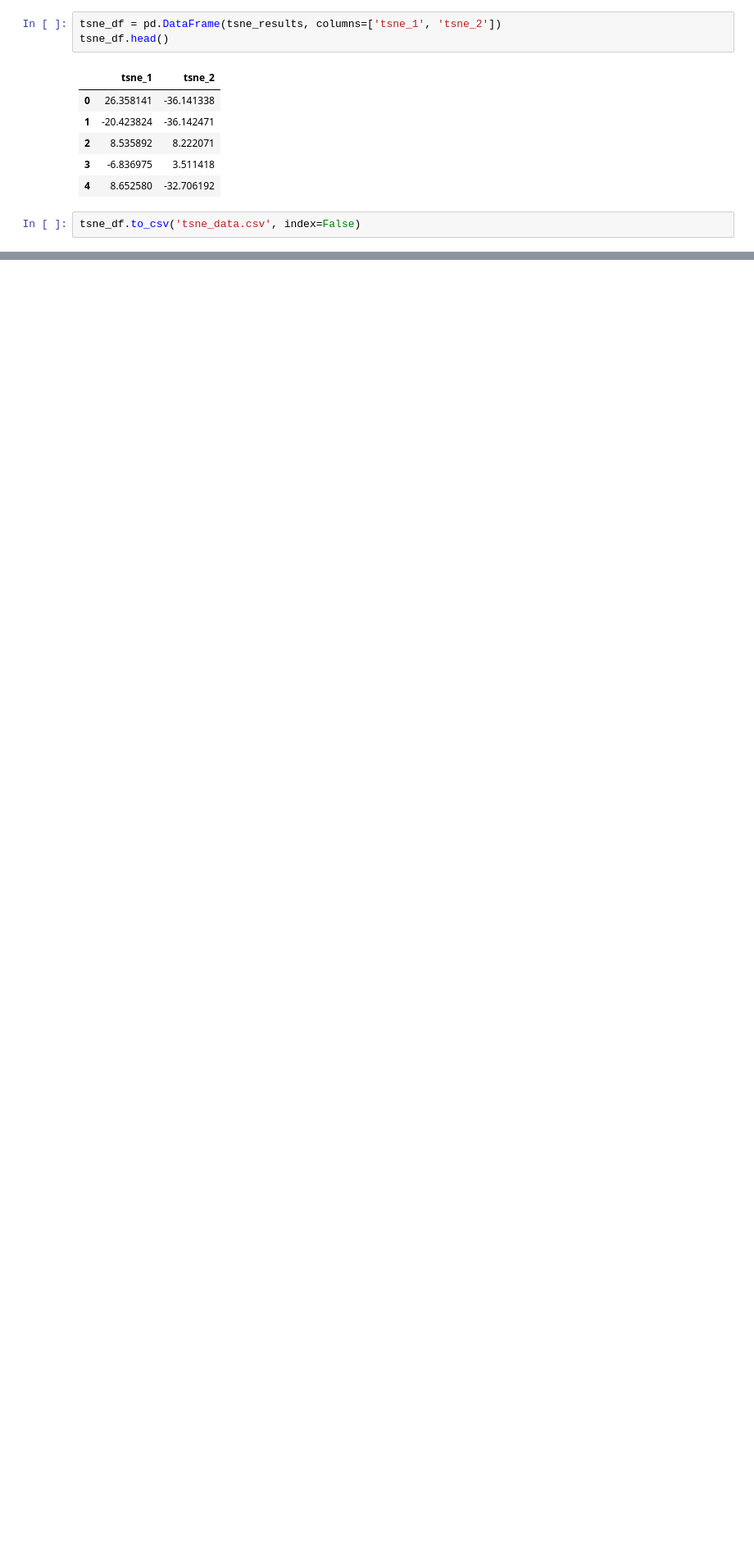
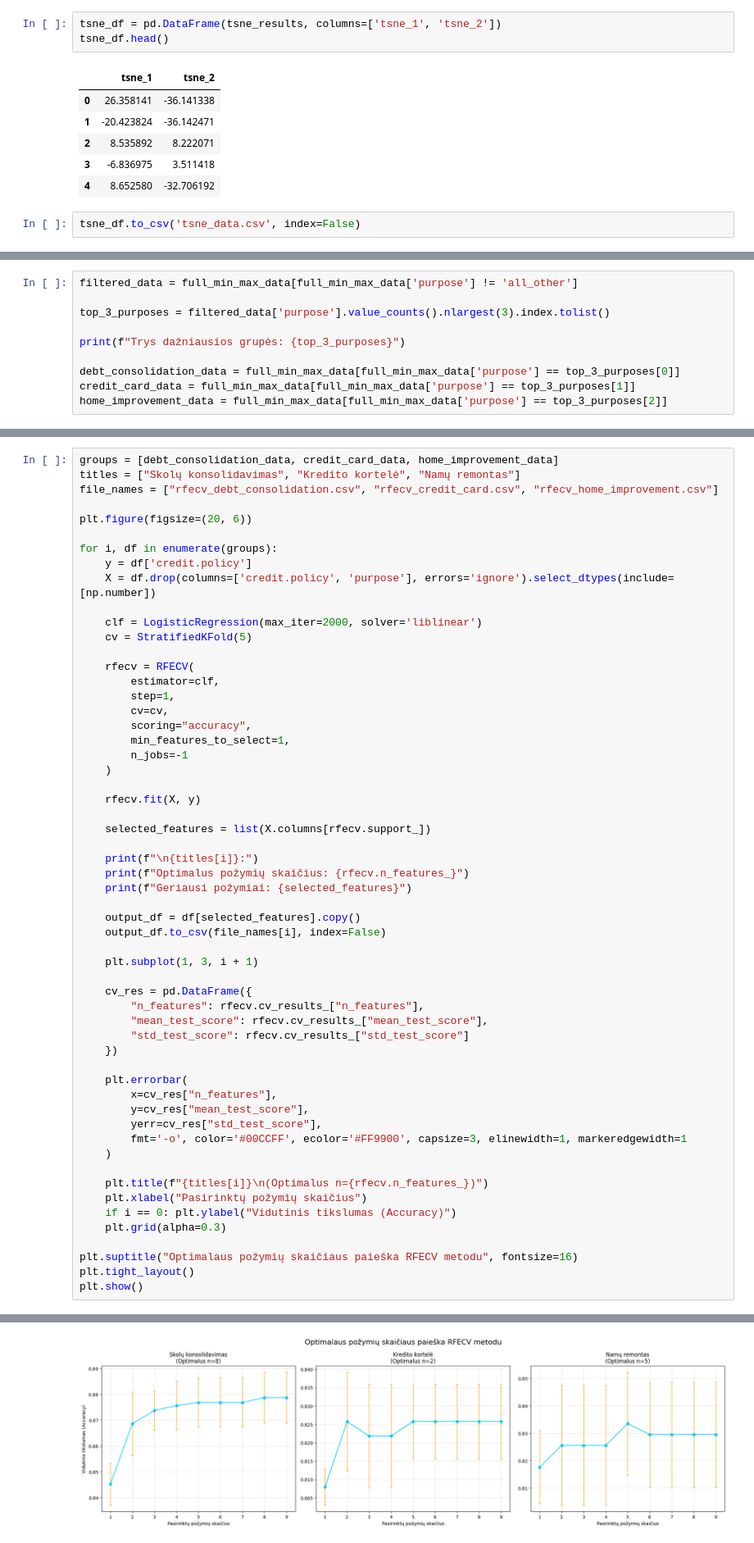
Before and after one commit to EvelinaDu/Papildomi_duomenu_vizualizavimo_skyriai, a Jupyter notebook: 3_laboratorinis/main.ipynb, the cells around one changed output, grey strips where cells are left out. Shown at 82% size. Saved outputs shown, nothing was run; the diff lists cells and outputs as text; blank space fills up the shorter version.

```diff
--- a/3_laboratorinis/main.ipynb
+++ b/3_laboratorinis/main.ipynb
@@ -86,0 +95,10 @@ tsne_df.to_csv('tsne_data.csv', index=False)
+# %%
+filtered_data = full_min_max_data[full_min_max_data['purpose'] != 'all_other']
+
+top_3_purposes = filtered_data['purpose'].value_counts().nlargest(3).index.tolist()
+
+print(f"Trys dažniausios grupės: {top_3_purposes}")
+
+debt_consolidation_data = full_min_max_data[full_min_max_data['purpose'] == top_3_purposes[0]]
+credit_card_data = full_min_max_data[full_min_max_data['purpose'] == top_3_purposes[1]]
+home_improvement_data = full_min_max_data[full_min_max_data['purpose'] == top_3_purposes[2]]
@@ -86,0 +107,58 @@ tsne_df.to_csv('tsne_data.csv', index=False)
+# %%
+groups = [debt_consolidation_data, credit_card_data, home_improvement_data]
+titles = ["Skolų konsolidavimas", "Kredito kortelė", "Namų remontas"]
+file_names = ["rfecv_debt_consolidation.csv", "rfecv_credit_card.csv", "rfecv_home_improvement.csv"]
+
+plt.figure(figsize=(20, 6))
+
+for i, df in enumerate(groups):
+    y = df['credit.policy']
+    X = df.drop(columns=['credit.policy', 'purpose'], errors='ignore').select_dtypes(include=[np.number])
+
+    clf = LogisticRegression(max_iter=2000, solver='liblinear')
+    cv = StratifiedKFold(5)
+
+    rfecv = RFECV(
+        estimator=clf,
+        step=1,
+        cv=cv,
+        scoring="accuracy",
+        min_features_to_select=1,
+        n_jobs=-1
+    )
+
+    rfecv.fit(X, y)
+
+    selected_features = list(X.columns[rfecv.support_])
+
+    print(f"\n{titles[i]}:")
+    print(f"Optimalus požymių skaičius: {rfecv.n_features_}")
+    print(f"Geriausi požymiai: {selected_features}")
+
+    output_df = df[selected_features].copy()
+    output_df.to_csv(file_names[i], index=False)
+
+    plt.subplot(1, 3, i + 1)
+
+    cv_res = pd.DataFrame({
+        "n_features": rfecv.cv_results_["n_features"],
+        "mean_test_score": rfecv.cv_results_["mean_test_score"],
+        "std_test_score": rfecv.cv_results_["std_test_score"]
+    })
+
+    plt.errorbar(
+        x=cv_res["n_features"],
+        y=cv_res["mean_test_score"],
+        yerr=cv_res["std_test_score"],
+        fmt='-o', color='#00CCFF', ecolor='#FF9900', capsize=3, elinewidth=1, markeredgewidth=1
+    )
+
+    plt.title(f"{titles[i]}\n(Optimalus n={rfecv.n_features_})")
+    plt.xlabel("Pasirinktų požymių skaičius")
+    if i == 0: plt.ylabel("Vidutinis tikslumas (Accuracy)")
+    plt.grid(alpha=0.3)
+
+plt.suptitle("Optimalaus požymių skaičiaus paieška RFECV metodu", fontsize=16)
+plt.tight_layout()
+plt.show()
+# %% [output]
@@ -86,0 +176 @@ tsne_df.to_csv('tsne_data.csv', index=False)
+[figure, added]
```
Also changed, not shown: parts of 5 cells of this notebook, 3 other files.
